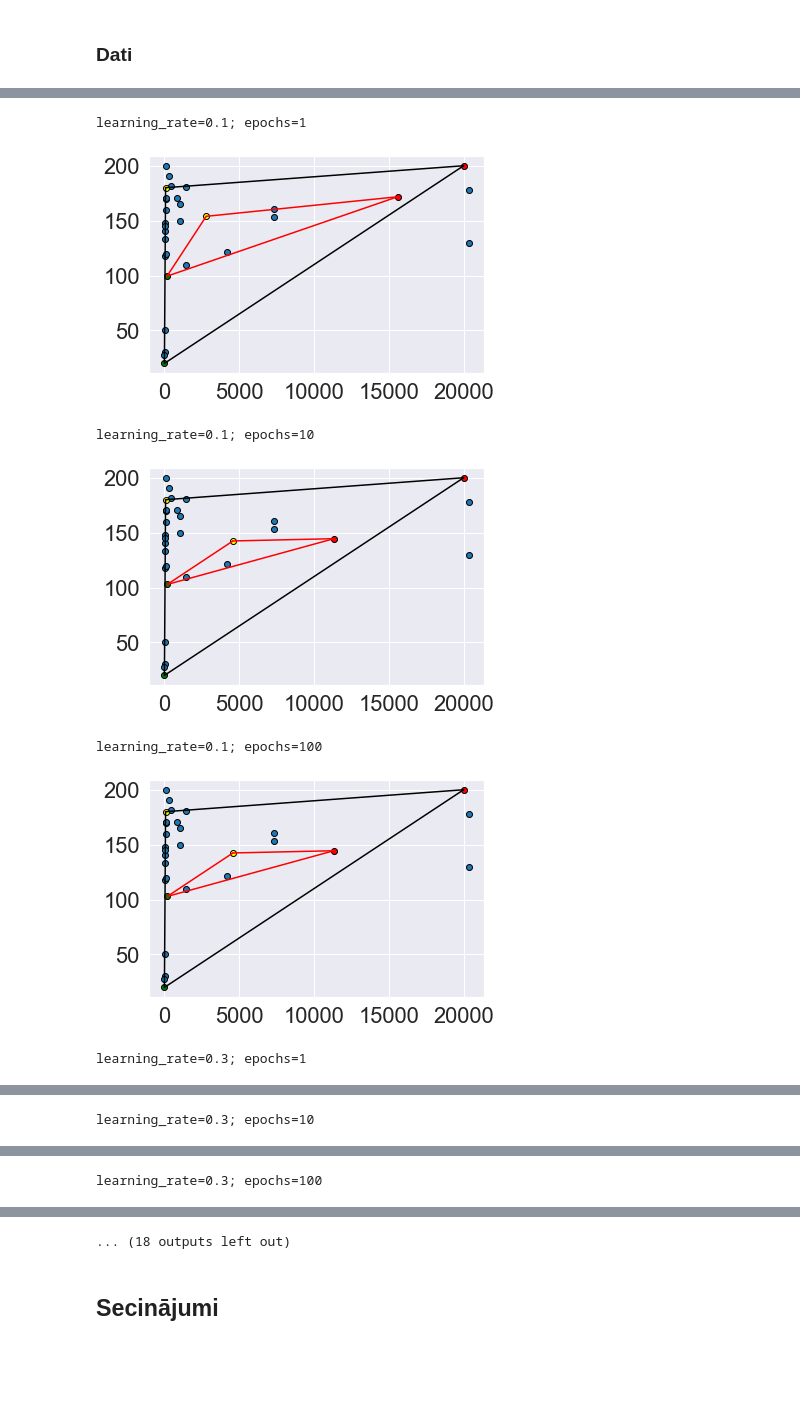
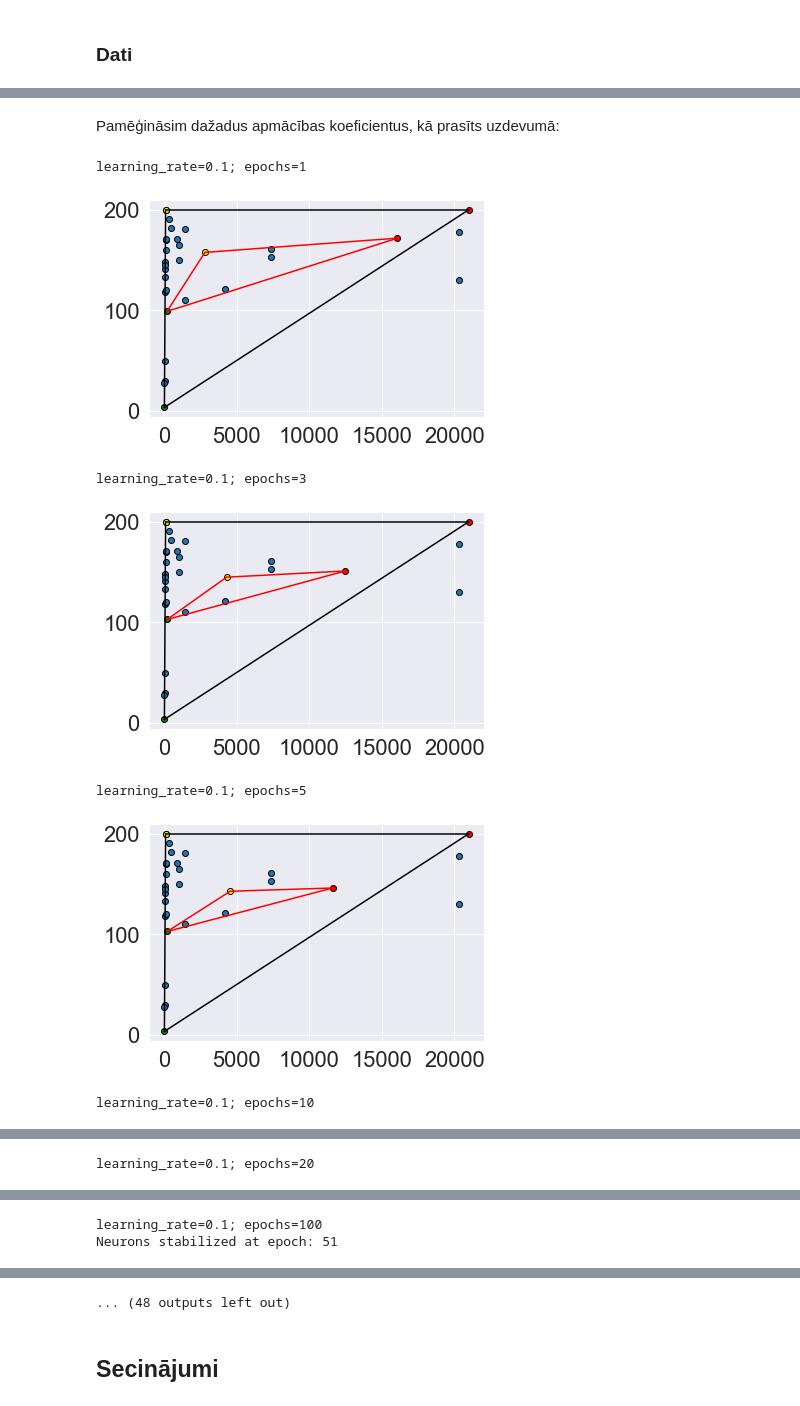
Before and after one commit to kamikaze/rtu-ai, a Jupyter notebook: homework03.ipynb, the cells around one changed output, grey strips where cells are left out. Drawn from its saved outputs; the diff is of its cells as text; code cells hidden in the pictures; blank space fills up the shorter version.

```diff
--- a/homework03.ipynb
+++ b/homework03.ipynb
@@ -106,8 +106,8 @@ def plot_samples(plt, samples):
 # %%
 def fit(neurons: tuple[list[float]], samples: tuple[list[float]], epochs: int, learning_rate: float):
-    history = []
+    for epoch in range(epochs):
+        previous_neurons = copy.deepcopy(neurons)
 
-    for epoch in range(epochs):
         for sample in samples:
             bmu_distance = float('inf')
             bmu_idx = 0
@@ -133,31 +133,34 @@ def fit(neurons: tuple[list[float]], samples: tuple[list[float]], epochs: int, l
                 weight_vector[0] = weight_vector[0] + nt * (sample[0] - weight_vector[0])
                 weight_vector[1] = weight_vector[1] + nt * (sample[1] - weight_vector[1])
 
-        history.append(tuple(neuron.copy() for neuron in neurons))
+        if neurons == previous_neurons:
+            print(f'Neurons stabilized at epoch: {epoch+1}')
 
-    return history
+            break
+# %% [markdown]
+Pamēģināsim dažadus apmācības koeficientus, kā prasīts uzdevumā:
 # %%
 for learning_rate in (0.1, 0.3, 0.5, 0.7, 0.9):
-    for epochs in (1, 10, 100):
+    for epochs in (1, 3, 5, 10, 20, 100):
         neurons = ( # input nodes
-            [20000, 200], # huge people
-            [80, 180], # normal people
-            [3, 20], # children
+            [21000.0, 200.0], # huge people
+            [80.0, 200.0], # normal people
+            [0.0, 3.5], # children
         )
         samples = tuple(data.values())
         print(f'{learning_rate=}; {epochs=}')
         plot_samples(plt, samples)
         plot_neurons(plt, neurons, neuron_colors)
 
-        history = fit(neurons, samples, epochs=epochs, learning_rate=learning_rate)
+        fit(neurons, samples, epochs=epochs, learning_rate=learning_rate)
 
         plot_neurons(plt, neurons, neuron_colors, 'red')
         plt.show()
 # %% [output]
 learning_rate=0.1; epochs=1
-[figure, old version]
+[figure, new version]
-learning_rate=0.1; epochs=10
+learning_rate=0.1; epochs=3
-[figure, old version]
+[figure, new version]
-learning_rate=0.1; epochs=100
+learning_rate=0.1; epochs=5
-[figure, old version]
+[figure, new version]
-learning_rate=0.3; epochs=1
+learning_rate=0.1; epochs=10
@@ -165 +168 @@ learning_rate=0.3; epochs=1
-learning_rate=0.3; epochs=10
+learning_rate=0.1; epochs=20
@@ -167 +170,2 @@ learning_rate=0.3; epochs=10
-learning_rate=0.3; epochs=100
+learning_rate=0.1; epochs=100
+Neurons stabilized at epoch: 51
@@ -169,4 +173,4 @@ learning_rate=0.3; epochs=100
-... (18 outputs left out)
+... (48 outputs left out)
 # %% [markdown]
 ## Secinājumi
 # %% [markdown]
```
Also changed, not shown: parts of 9 cells of this notebook, 1 other file.
